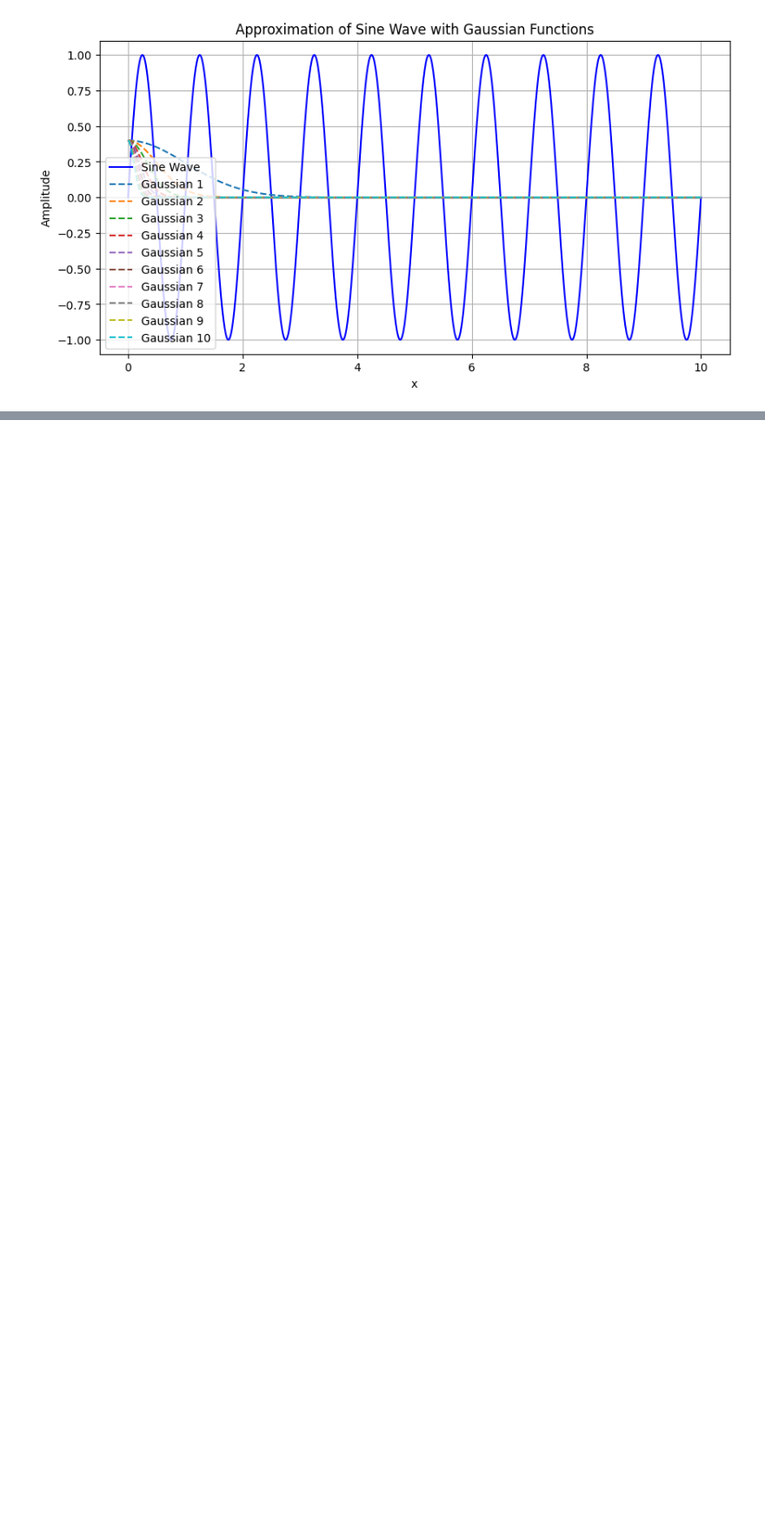
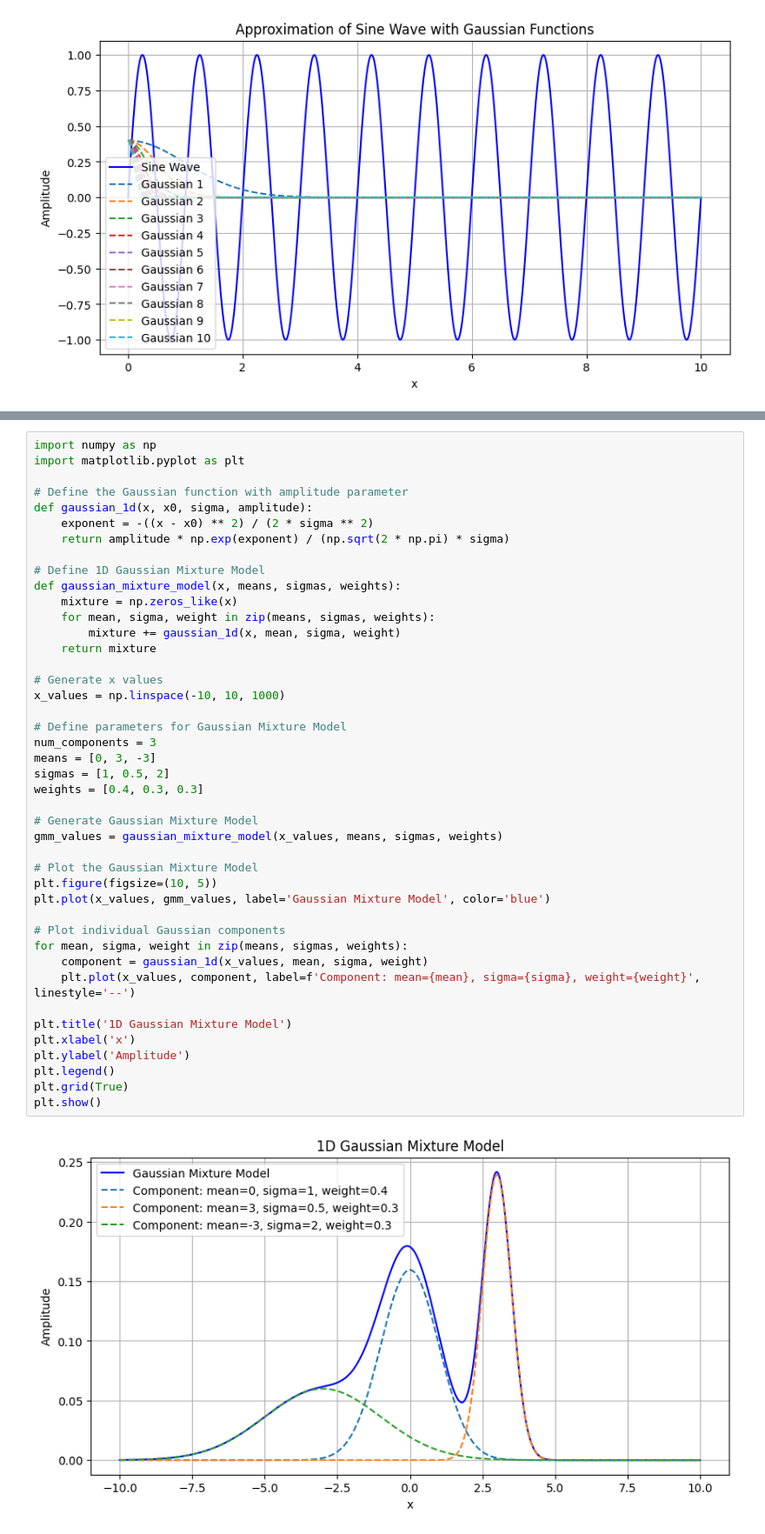
Before and after one commit to tccnchsu/PDE, a Jupyter notebook: A_sine_function_can_be_approximated_by_a_series_of_Gaussian_functions.ipynb, the cells around one changed output, grey strips where cells are left out. Shown at 87% size. Saved outputs shown, nothing was run; the diff lists cells and outputs as text; blank space fills up the shorter version.

```diff
--- a/A_sine_function_can_be_approximated_by_a_series_of_Gaussian_functions.ipynb
+++ b/A_sine_function_can_be_approximated_by_a_series_of_Gaussian_functions.ipynb
@@ -117,0 +120,45 @@ plt.show()
+# %%
+import numpy as np
+import matplotlib.pyplot as plt
+
+# Define the Gaussian function with amplitude parameter
+def gaussian_1d(x, x0, sigma, amplitude):
+    exponent = -((x - x0) ** 2) / (2 * sigma ** 2)
+    return amplitude * np.exp(exponent) / (np.sqrt(2 * np.pi) * sigma)
+
+# Define 1D Gaussian Mixture Model
+def gaussian_mixture_model(x, means, sigmas, weights):
+    mixture = np.zeros_like(x)
+    for mean, sigma, weight in zip(means, sigmas, weights):
+        mixture += gaussian_1d(x, mean, sigma, weight)
+    return mixture
+
+# Generate x values
+x_values = np.linspace(-10, 10, 1000)
+
+# Define parameters for Gaussian Mixture Model
+num_components = 3
+means = [0, 3, -3]
+sigmas = [1, 0.5, 2]
+weights = [0.4, 0.3, 0.3]
+
+# Generate Gaussian Mixture Model
+gmm_values = gaussian_mixture_model(x_values, means, sigmas, weights)
+
+# Plot the Gaussian Mixture Model
+plt.figure(figsize=(10, 5))
+plt.plot(x_values, gmm_values, label='Gaussian Mixture Model', color='blue')
+
+# Plot individual Gaussian components
+for mean, sigma, weight in zip(means, sigmas, weights):
+    component = gaussian_1d(x_values, mean, sigma, weight)
+    plt.plot(x_values, component, label=f'Component: mean={mean}, sigma={sigma}, weight={weight}', linestyle='--')
+
+plt.title('1D Gaussian Mixture Model')
+plt.xlabel('x')
+plt.ylabel('Amplitude')
+plt.legend()
+plt.grid(True)
+plt.show()
+# %% [output]
+[figure, added]
```
Also changed, not shown: parts of 1 cell of this notebook.
